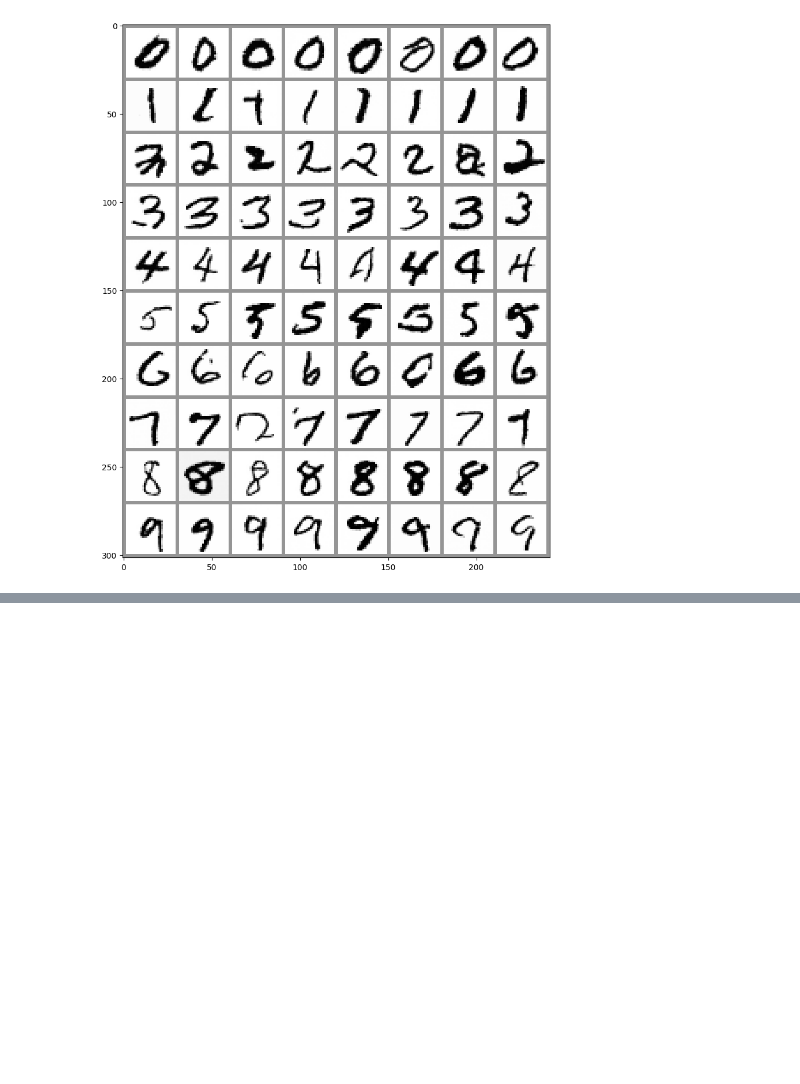
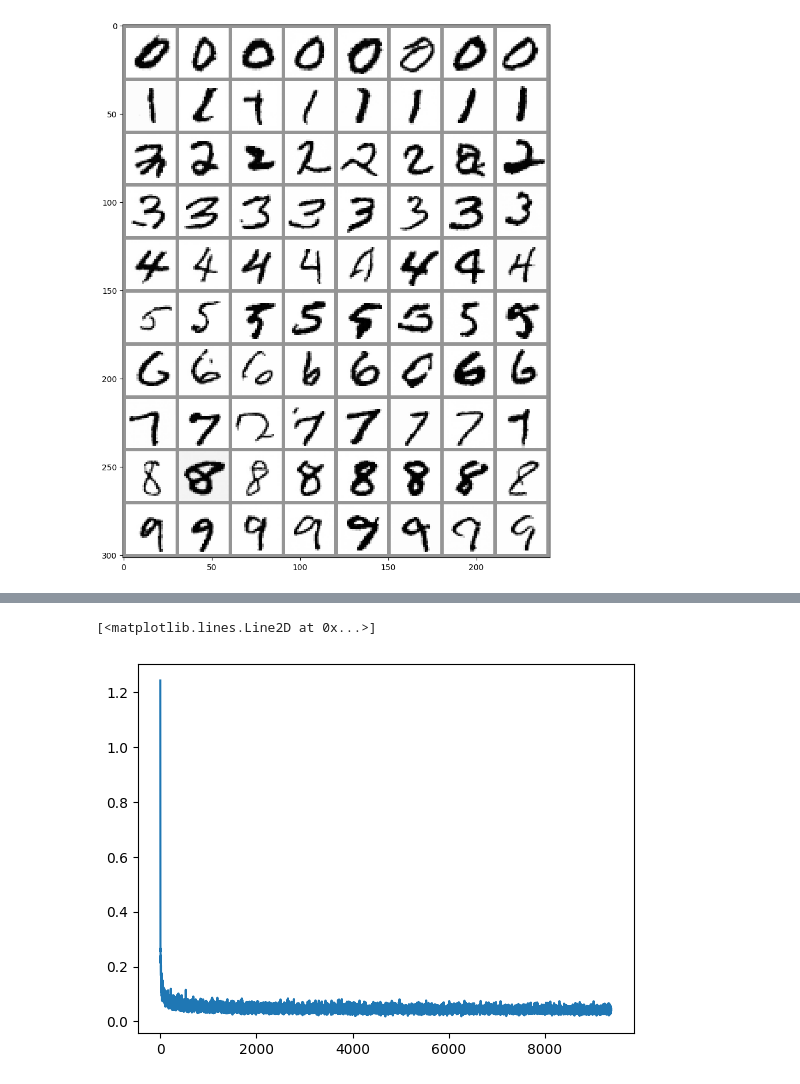
Before and after one commit to gregorylira/Diffusion-models, a Jupyter notebook: class_conditioned_diffusion_model.ipynb, the cells around one changed output, grey strips where cells are left out. Drawn from its saved outputs; the diff is of its cells as text; code cells hidden in the pictures; blank space fills up the shorter version.

```diff
--- a/class_conditioned_diffusion_model.ipynb
+++ b/class_conditioned_diffusion_model.ipynb
@@ -209,0 +285,33 @@ ax.imshow(torchvision.utils.make_grid(x.detach().cpu().clip(-1, 1), nrow=8)[0],
+# %%
+noise_scheduler = DDPMScheduler(num_train_timesteps=1000, beta_schedule='squaredcos_cap_v2')
+# %%
+bs = 64
+n_epochs = 10
+train_dataloader = DataLoader(dataset, batch_size=bs, shuffle=True)
+
+loss_fn = nn.MSELoss()
+net = ClassConditionedUnetFashionMNIST().to(device)
+losses = []
+opt = torch.optim.Adam(net.parameters(), lr=1e-3)
+
+for epoch in range(n_epochs):
+  for x, y in tqdm(train_dataloader):
+    x = x.to(device)
+    y = y.to(device)
+    noise = torch.randn_like(x)
+    timesteps = torch.randint(0, 999, (x.shape[0],)).long().to(device)
+    noisy_x = noise_scheduler.add_noise(x, noise, timesteps)
+
+    pred = net(noisy_x, timesteps, y)
+    loss = loss_fn(pred, noise)
+
+    opt.zero_grad()
+    loss.backward()
+    opt.step()
+    losses.append(loss.item())
+
+  avg_loss = sum(losses[-100:])/100
+  print(f'Finished epoch {epoch}. Average of the last 100 loss values: {avg_loss:05f}')
+
+plt.plot(losses)
+# %% [output]
@@ -209,0 +328,2 @@ ax.imshow(torchvision.utils.make_grid(x.detach().cpu().clip(-1, 1), nrow=8)[0],
+[<matplotlib.lines.Line2D at 0x...>]
+[figure, added]
```
Also changed, not shown: parts of 8 cells of this notebook.
